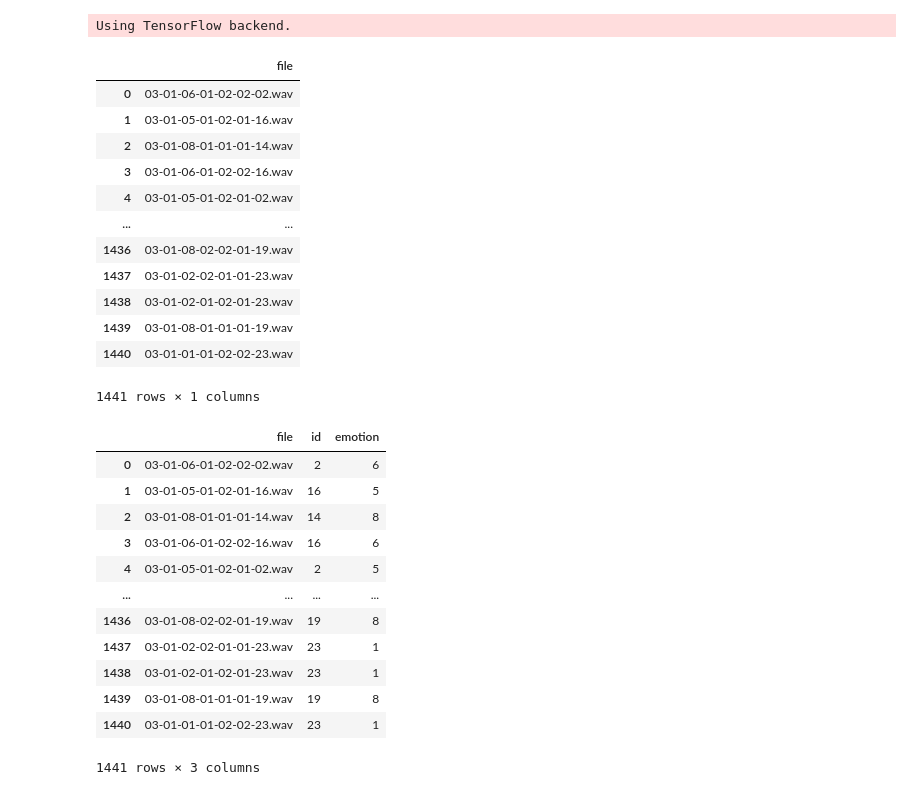
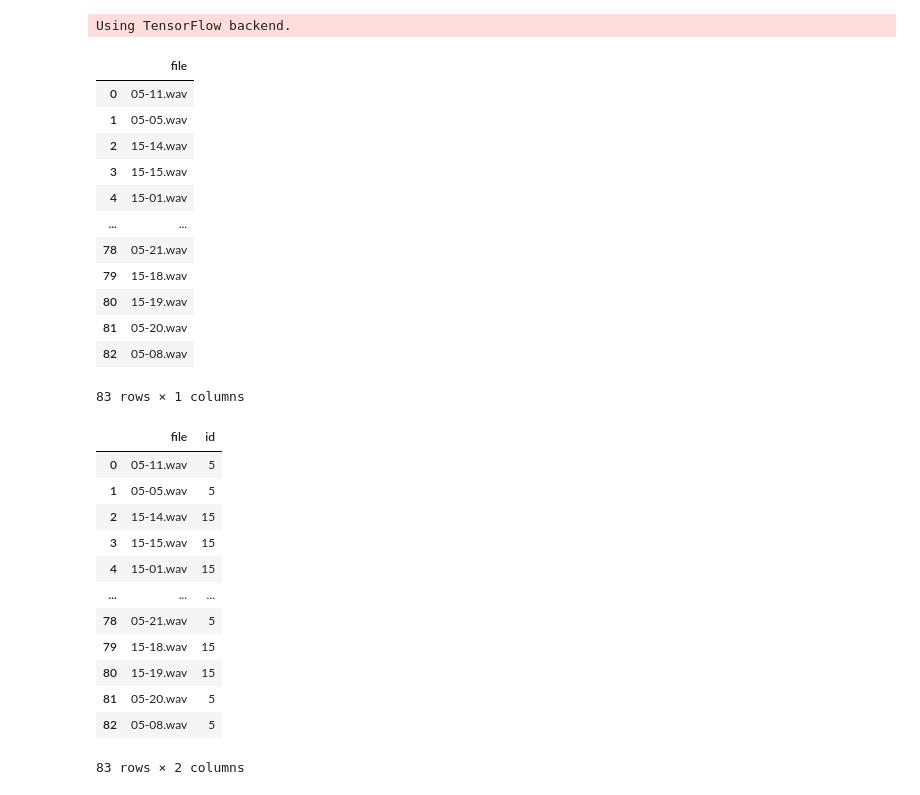
Before and after one commit to jthiepler/voice-classifier, a Jupyter notebook: code.ipynb, the cells around one changed output. Cells and saved outputs as stored; diff of their text form; code cells hidden in the pictures.

```diff
--- a/code.ipynb
+++ b/code.ipynb
@@ -17,7 +17,7 @@ Using TensorFlow backend.
 pd.set_option('max_colwidth', 200)
 # %%
 #Listing files
-filelist = os.listdir("Source")
+filelist = os.listdir("Source/Gaby")
 
 #Read files into pandas
 source = pd.DataFrame(filelist)
@@ -29,58 +29,47 @@ source = source.rename(columns={0:'file'})
 source
 # %% [output]
 |  | file |
-| 0 | 03-01-06-01-02-02-02.wav |
-| 1 | 03-01-05-01-02-01-16.wav |
-| 2 | 03-01-08-01-01-01-14.wav |
-| 3 | 03-01-06-01-02-02-16.wav |
-| 4 | 03-01-05-01-02-01-02.wav |
+| 0 | 05-11.wav |
+| 1 | 05-05.wav |
+| 2 | 15-14.wav |
+| 3 | 15-15.wav |
+| 4 | 15-01.wav |
 | ... | ... |
-| 1436 | 03-01-08-02-02-01-19.wav |
-| 1437 | 03-01-02-02-01-01-23.wav |
-| 1438 | 03-01-02-01-02-01-23.wav |
-| 1439 | 03-01-08-01-01-01-19.wav |
-| 1440 | 03-01-01-01-02-02-23.wav |
+| 78 | 05-21.wav |
+| 79 | 15-18.wav |
+| 80 | 15-19.wav |
+| 81 | 05-20.wav |
+| 82 | 05-08.wav |
-1441 rows × 1 columns
+83 rows × 1 columns
 # %%
 #Extraction of variables from filenames
 speaker_id = []
-speaker_emotion = []
 
 for i in range (0, len(source)):
-    id = source["file"][i][18:20]
-    emotion = source["file"][i][6:8]
+    id = source["file"][i][0:2]
     if id[0:1] == "0":
         speaker_id.append(id[1])
     else:
         speaker_id.append(id)
 
-    if emotion[0:1] == "0":
-        if emotion[1] == "2":
-            speaker_emotion.append("1")
-        else:
-            speaker_emotion.append(emotion[1])
-    else:
-        speaker_emotion.append(emotion)
-
 #Adding variables to dataframe
 source["id"] = speaker_id
-source["emotion"] = speaker_emotion
 
 source
 # %% [output]
-|  | file | id | emotion |
-| 0 | 03-01-06-01-02-02-02.wav | 2 | 6 |
-| 1 | 03-01-05-01-02-01-16.wav | 16 | 5 |
-| 2 | 03-01-08-01-01-01-14.wav | 14 | 8 |
-| 3 | 03-01-06-01-02-02-16.wav | 16 | 6 |
-| 4 | 03-01-05-01-02-01-02.wav | 2 | 5 |
-| ... | ... | ... | ... |
-| 1436 | 03-01-08-02-02-01-19.wav | 19 | 8 |
-| 1437 | 03-01-02-02-01-01-23.wav | 23 | 1 |
-| 1438 | 03-01-02-01-02-01-23.wav | 23 | 1 |
-| 1439 | 03-01-08-01-01-01-19.wav | 19 | 8 |
-| 1440 | 03-01-01-01-02-02-23.wav | 23 | 1 |
+|  | file | id |
+| 0 | 05-11.wav | 5 |
+| 1 | 05-05.wav | 5 |
+| 2 | 15-14.wav | 15 |
+| 3 | 15-15.wav | 15 |
+| 4 | 15-01.wav | 15 |
+| ... | ... | ... |
+| 78 | 05-21.wav | 5 |
+| 79 | 15-18.wav | 15 |
+| 80 | 15-19.wav | 15 |
+| 81 | 05-20.wav | 5 |
+| 82 | 05-08.wav | 5 |
-1441 rows × 3 columns
+83 rows × 2 columns
 # %%
 #Create training & valuation dataframes
 train = pd.DataFrame()
```
Also changed, not shown: parts of 5 cells of this notebook.
